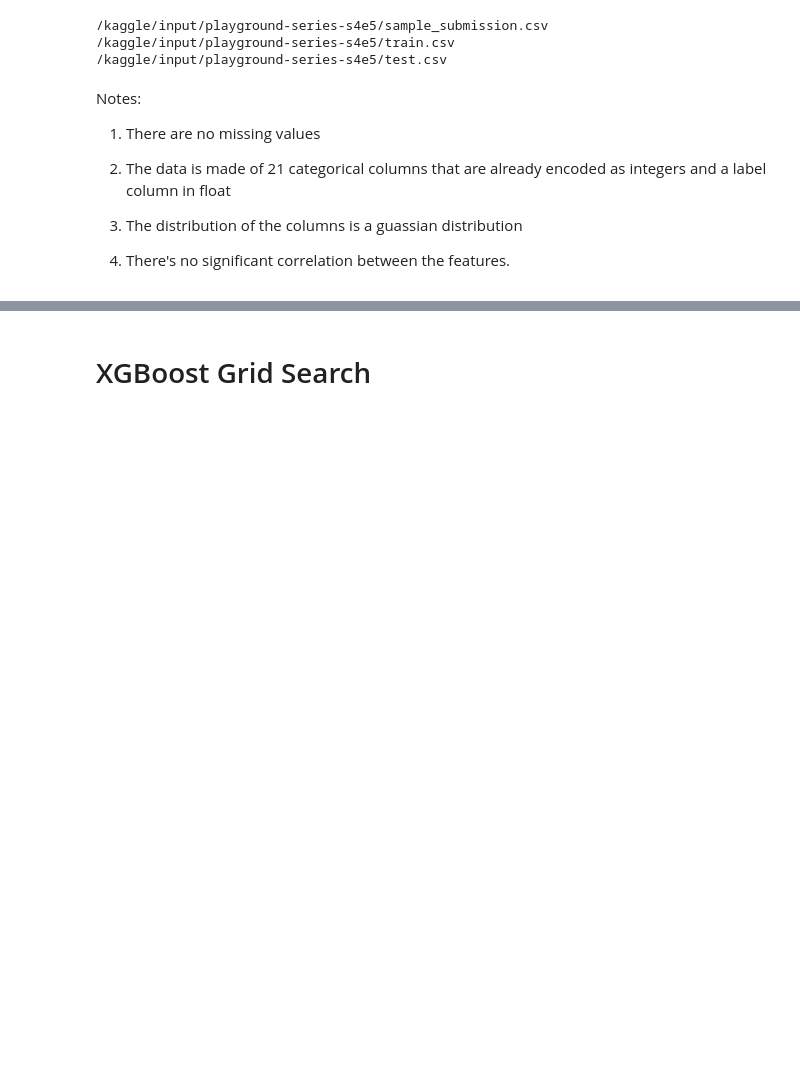
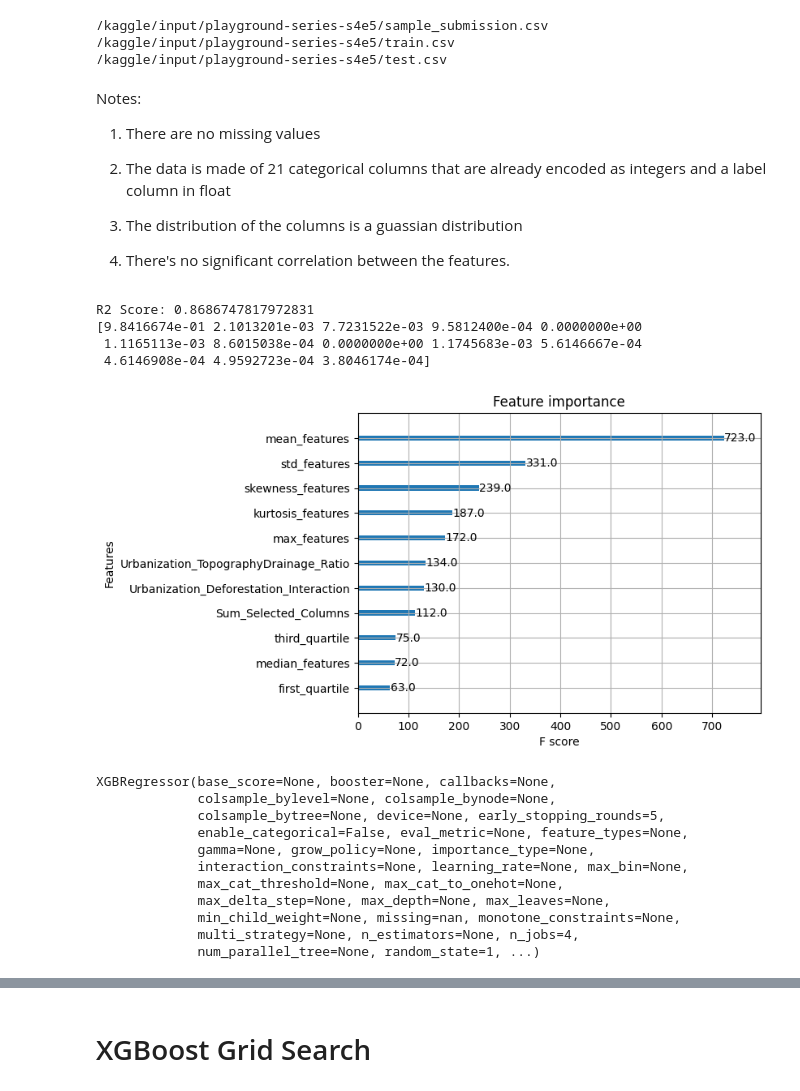
Before and after one commit to Imokut/My-Works, a Jupyter notebook: Flood_Prediction/flood_prediction.ipynb, the cells around one changed output, grey strips where cells are left out. Saved outputs shown, nothing was run; the diff lists cells and outputs as text; code cells hidden in the pictures; blank space fills up the shorter version.

Commit message:
Kaggle Notebook | flood_prediction | Version 4

```diff
--- a/Flood_Prediction/flood_prediction.ipynb
+++ b/Flood_Prediction/flood_prediction.ipynb
@@ -104,7 +108,19 @@ def score_valid(X_train, y_train, X_valid, y_valid):
     model.fit(X_train, y_train, eval_set=[(X_valid, y_valid)], verbose = False)
     y_pred = model.predict(X_valid)
     r2 = r2_score(y_valid, y_pred)
-    return r2
+    print(f"R2 Score: {r2}")
+    # Get feature importances
+    importances = model.feature_importances_
+    print(importances)
+
+    # Plot feature importances
+    plot_importance(model)
+    plt.show()
+    return model
+# %%
+def score_data(X, y):
+    X_train, X_valid, y_train, y_valid = train_test_split(X, y, test_size=0.2, random_state=42)
+    return score_valid(X_train, y_train, X_valid, y_valid)
 # %%
 # score_dataset(X, y)
 # %%
@@ -119,7 +135,7 @@ def score_valid(X_train, y_train, X_valid, y_valid):
 # score_dataset(X_poly_train, y)
 # %%
 df = train_df.copy()
-df = df.drop(['FloodProbability'],axis = 1)
+df = df.drop(['FloodProbability', 'id'],axis = 1)
 # %%
 def generate_features(dataset):
     features = ['MonsoonIntensity', 'TopographyDrainage', 'RiverManagement',
@@ -134,9 +150,9 @@ def generate_features(dataset):
     dataset['mean_features'] = 0.1*dataset[features].mean(axis=1)
     dataset['std_features'] = dataset[features].std(axis=1)
     dataset['max_features'] = dataset[features].max(axis=1)
-    dataset['min_features'] = dataset[features].min(axis=1)
+    #dataset['min_features'] = dataset[features].min(axis=1)
     dataset['median_features'] = 0.1*dataset[features].median(axis=1)
-    dataset['range_features'] = dataset['max_features'] - dataset['min_features']
+    #dataset['range_features'] = dataset['max_features'] - dataset['min_features']
     dataset['variance_features'] = dataset[features].var(axis=1)
     dataset['skewness_features'] = dataset[features].skew(axis=1)
 
@@ -169,2 +181,21 @@ X_t2, X_v2, y_t2, y_v2 = train_test_split(new_df, y, test_size=0.2, random_state
+# %%
+score_data(new_df, y)
+# %% [output]
+R2 Score: 0.8686747817972831
+[9.8416674e-01 2.1013201e-03 7.7231522e-03 9.5812400e-04 0.0000000e+00
+ 1.1165113e-03 8.6015038e-04 0.0000000e+00 1.1745683e-03 5.6146667e-04
+ 4.6146908e-04 4.9592723e-04 3.8046174e-04]
+[figure, added]
+XGBRegressor(base_score=None, booster=None, callbacks=None,
+             colsample_bylevel=None, colsample_bynode=None,
+             colsample_bytree=None, device=None, early_stopping_rounds=5,
+             enable_categorical=False, eval_metric=None, feature_types=None,
+             gamma=None, grow_policy=None, importance_type=None,
+             interaction_constraints=None, learning_rate=None, max_bin=None,
+             max_cat_threshold=None, max_cat_to_onehot=None,
+             max_delta_step=None, max_depth=None, max_leaves=None,
+             min_child_weight=None, missing=nan, monotone_constraints=None,
+             multi_strategy=None, n_estimators=None, n_jobs=4,
+             num_parallel_tree=None, random_state=1, ...)
 # %%
 # score_dataset(new_df, y)
```
Also changed, not shown: parts of 17 cells of this notebook.
